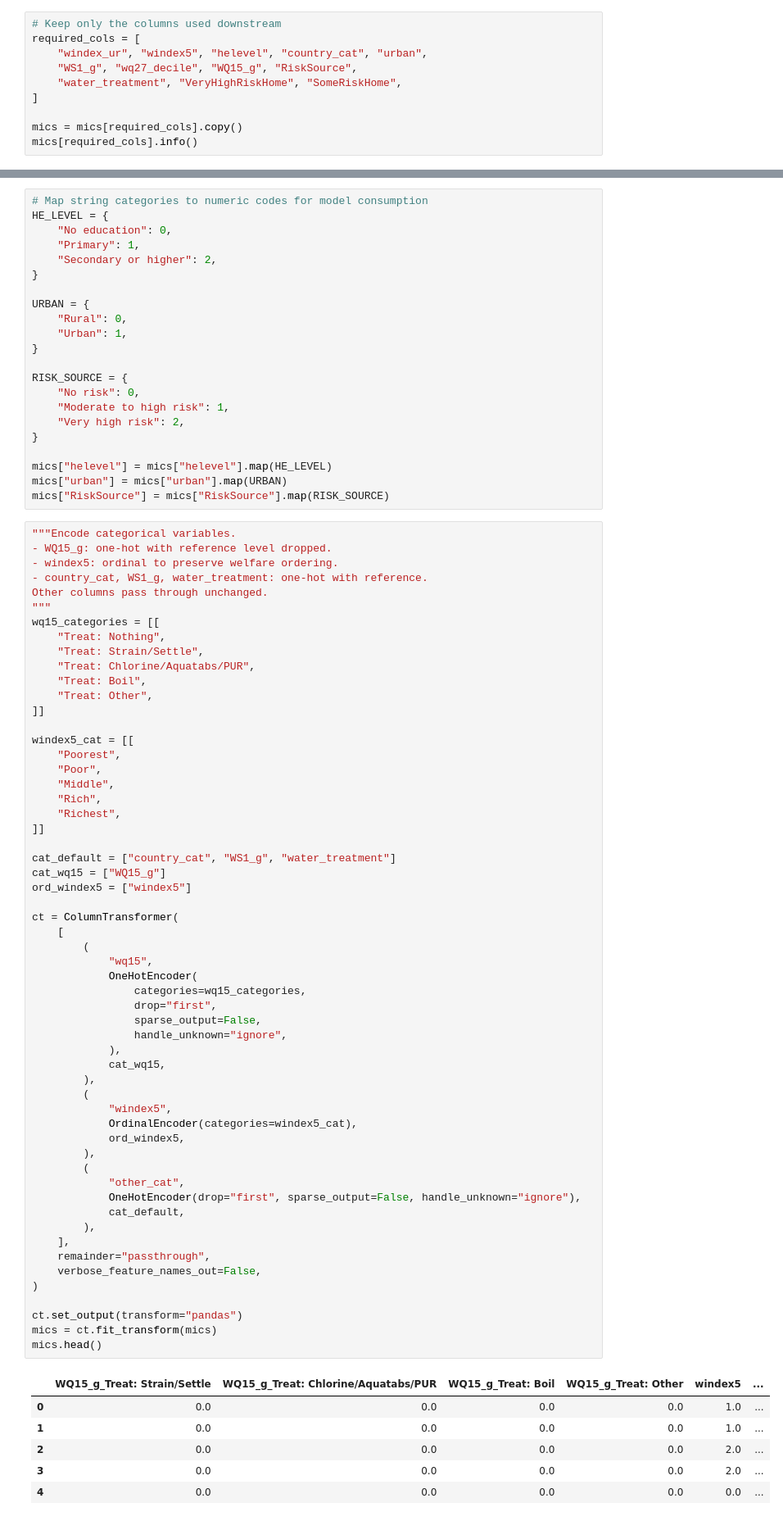
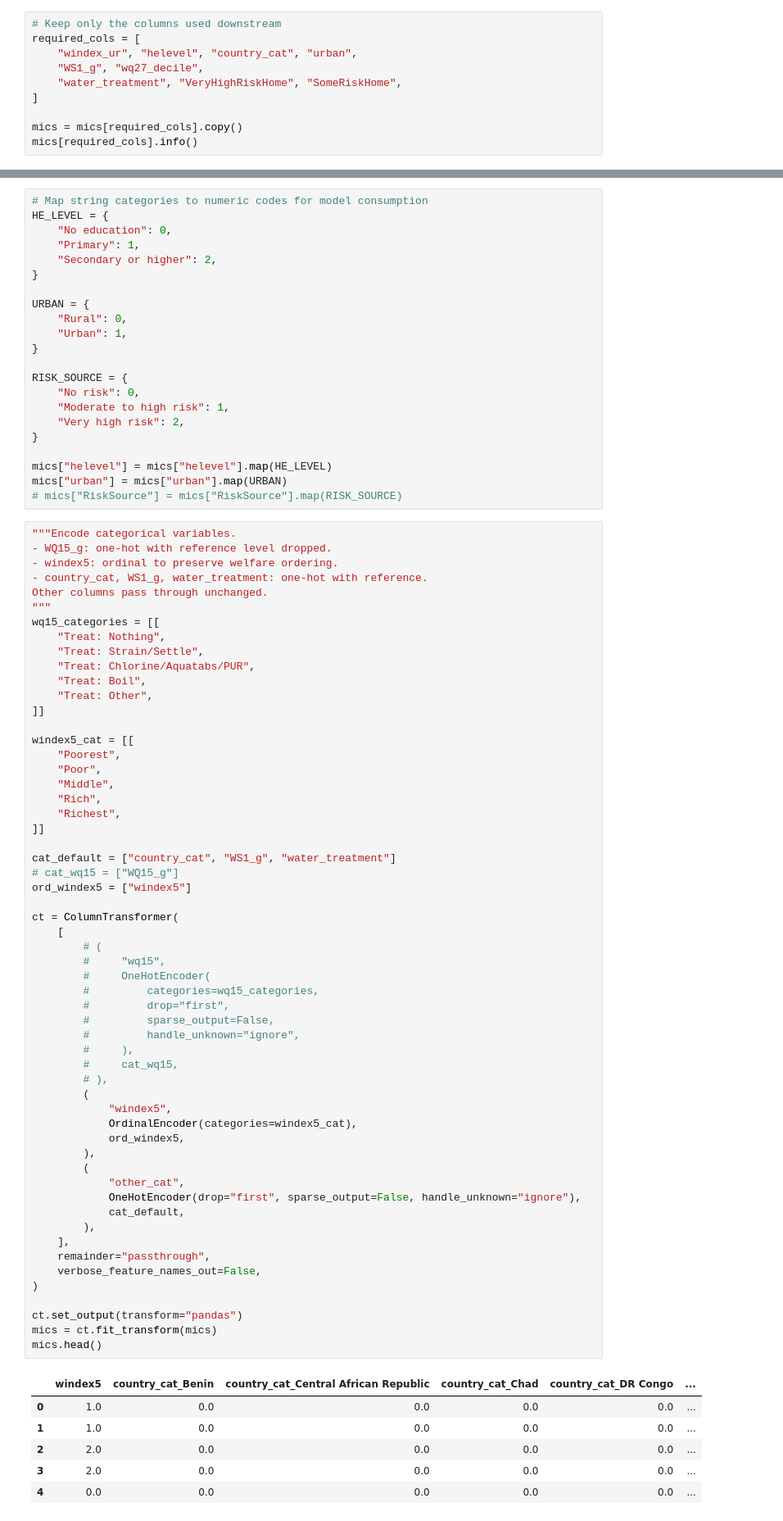
Before and after one commit to jadrk040507/MICS_DDML, a Jupyter notebook: DoubleML.ipynb, the cells around one changed output, grey strips where cells are left out. Shown at 82% size. Drawn from its saved outputs; the diff is of its cells as text.

```diff
--- a/DoubleML.ipynb
+++ b/DoubleML.ipynb
@@ -31,8 +31,8 @@ mics.head()
 # %%
 # Keep only the columns used downstream
 required_cols = [
-    "windex_ur", "windex5", "helevel", "country_cat", "urban",
-    "WS1_g", "wq27_decile", "WQ15_g", "RiskSource",
+    "windex_ur", "helevel", "country_cat", "urban",
+    "WS1_g", "wq27_decile",
     "water_treatment", "VeryHighRiskHome", "SomeRiskHome",
 ]
 
@@ -79,7 +77,7 @@ RISK_SOURCE = {
 
 mics["helevel"] = mics["helevel"].map(HE_LEVEL)
 mics["urban"] = mics["urban"].map(URBAN)
-mics["RiskSource"] = mics["RiskSource"].map(RISK_SOURCE)
+# mics["RiskSource"] = mics["RiskSource"].map(RISK_SOURCE)
 # %%
 """Encode categorical variables.
 - WQ15_g: one-hot with reference level dropped.
@@ -100,47 +98,47 @@ windex5_cat = [[
     "Poor",
     "Middle",
     "Rich",
     "Richest",
 ]]
 
 cat_default = ["country_cat", "WS1_g", "water_treatment"]
-cat_wq15 = ["WQ15_g"]
+# cat_wq15 = ["WQ15_g"]
 ord_windex5 = ["windex5"]
 
 ct = ColumnTransformer(
     [
-        (
-            "wq15",
-            OneHotEncoder(
-                categories=wq15_categories,
-                drop="first",
-                sparse_output=False,
-                handle_unknown="ignore",
-            ),
-            cat_wq15,
-        ),
+        # (
+        #     "wq15",
+        #     OneHotEncoder(
+        #         categories=wq15_categories,
+        #         drop="first",
+        #         sparse_output=False,
+        #         handle_unknown="ignore",
+        #     ),
+        #     cat_wq15,
+        # ),
         (
             "windex5",
             OrdinalEncoder(categories=windex5_cat),
             ord_windex5,
         ),
         (
             "other_cat",
             OneHotEncoder(drop="first", sparse_output=False, handle_unknown="ignore"),
             cat_default,
         ),
     ],
     remainder="passthrough",
     verbose_feature_names_out=False,
 )
 
 ct.set_output(transform="pandas")
 mics = ct.fit_transform(mics)
 mics.head()
 # %% [output]
-|  | WQ15_g_Treat: Strain/Settle | WQ15_g_Treat: Chlorine/Aquatabs/PUR | WQ15_g_Treat: Boil | WQ15_g_Treat: Other | windex5 | ... |
-| 0 | 0.0 | 0.0 | 0.0 | 0.0 | 1.0 | ... |
-| 1 | 0.0 | 0.0 | 0.0 | 0.0 | 1.0 | ... |
-| 2 | 0.0 | 0.0 | 0.0 | 0.0 | 2.0 | ... |
-| 3 | 0.0 | 0.0 | 0.0 | 0.0 | 2.0 | ... |
+|  | windex5 | country_cat_Benin | country_cat_Central African Republic | country_cat_Chad | country_cat_DR Congo | ... |
+| 0 | 1.0 | 0.0 | 0.0 | 0.0 | 0.0 | ... |
+| 1 | 1.0 | 0.0 | 0.0 | 0.0 | 0.0 | ... |
+| 2 | 2.0 | 0.0 | 0.0 | 0.0 | 0.0 | ... |
+| 3 | 2.0 | 0.0 | 0.0 | 0.0 | 0.0 | ... |
 | 4 | 0.0 | 0.0 | 0.0 | 0.0 | 0.0 | ... |
```
Also changed, not shown: parts of 37 cells of this notebook, 6 other files.
